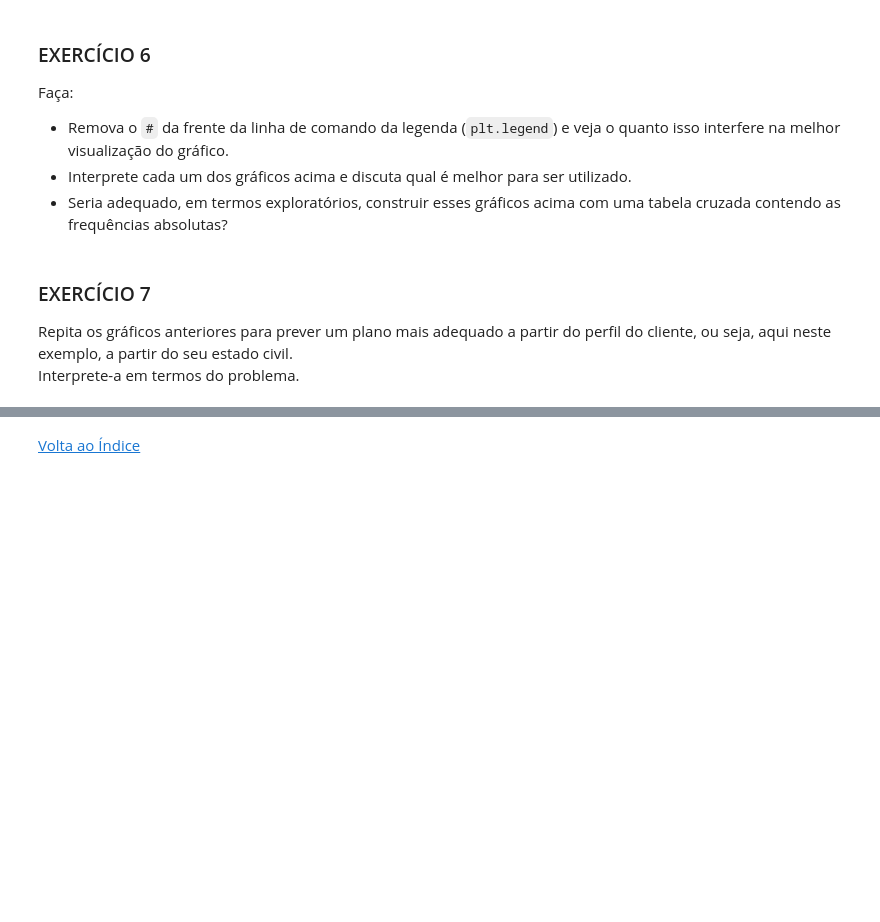
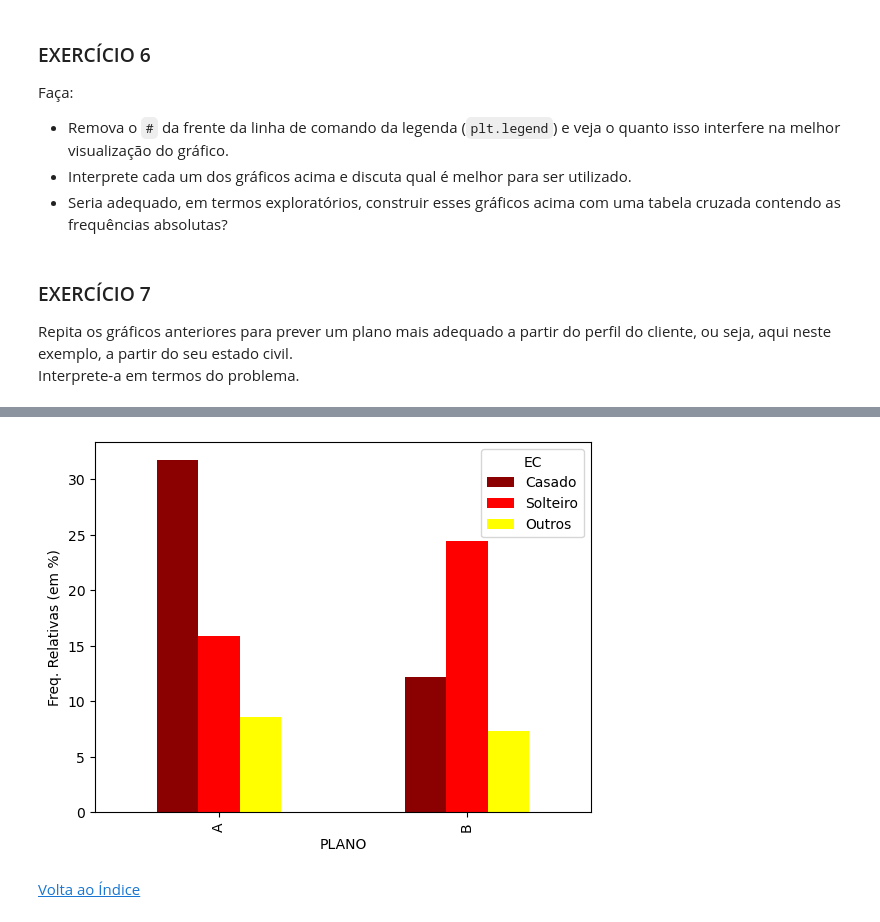
Before and after one commit to thevitorhideki/cdados, a Jupyter notebook: atividades/Aula03_Atividade_ExplorandoVariaveisQualitativas.ipynb, the cells around one changed output, grey strips where cells are left out. Saved outputs shown, nothing was run; the diff lists cells and outputs as text; code cells hidden in the pictures; blank space fills up the shorter version.

```diff
--- a/atividades/Aula03_Atividade_ExplorandoVariaveisQualitativas.ipynb
+++ b/atividades/Aula03_Atividade_ExplorandoVariaveisQualitativas.ipynb
@@ -492,2 +550,13 @@ Interprete-a em termos do problema.
+# %%
+cores = ['darkred','red','yellow','green','darkgreen']
+
+plano_x_ec.plot.bar(color=cores)
+plt.ylabel("Freq. Relativas (em %)")
+plt.xticks(rotation = 90)
+#plt.legend(loc='center')
+#plt.legend(bbox_to_anchor=(1.05, 0.95)); # Coloca legenda para fora da janela gráfica
+plt.show()
+# %% [output]
+[figure, added]
 # %% [markdown]
 [Volta ao Índice](#indice)
```
Also changed, not shown: parts of 11 cells of this notebook, 15 other files.
